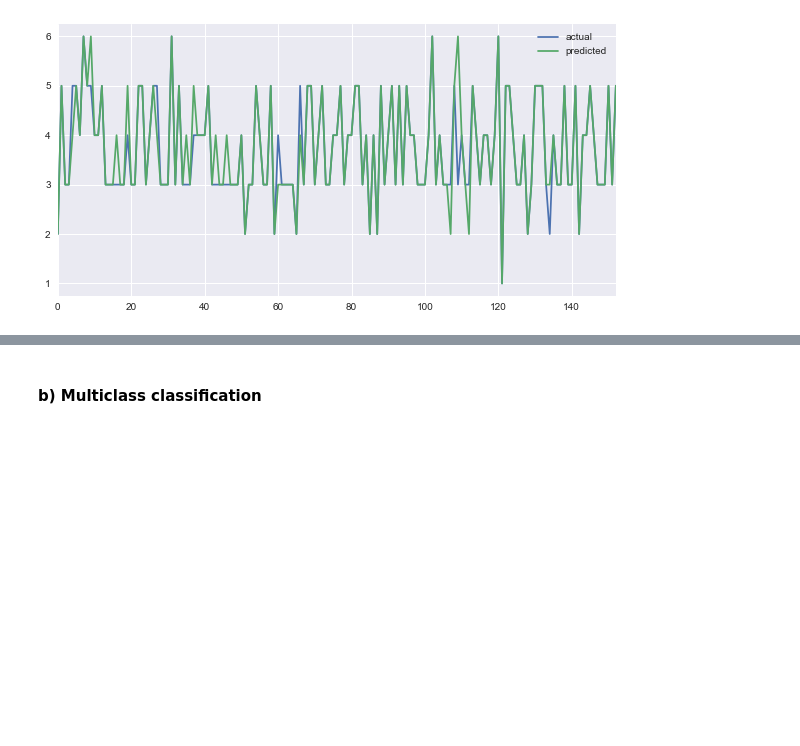
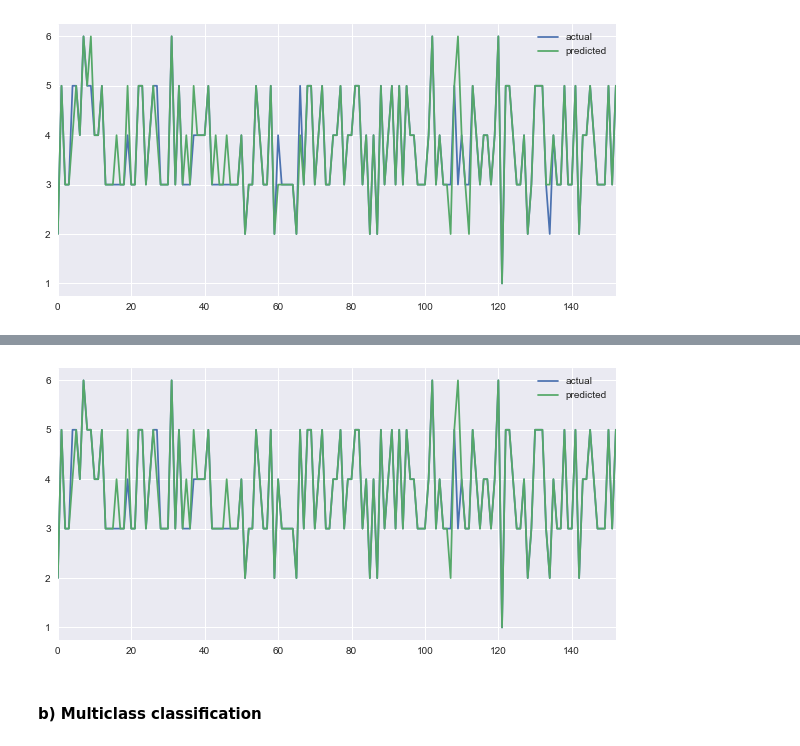
Before and after one commit to ssallinger/runtimeVerification, a Jupyter notebook: RVProject.ipynb, the cells around one changed output, grey strips where cells are left out. Saved outputs shown, nothing was run; the diff lists cells and outputs as text; code cells hidden in the pictures; blank space fills up the shorter version.

```diff
--- a/RVProject.ipynb
+++ b/RVProject.ipynb
@@ -511,0 +519,20 @@ lastDecL = 0.0288570655198
+# %%
+# Train and evaluate with reduced number of features
+features_filtered = features[['nrLoadgenerators_1', 'nrFrontends_2', 'nrFrontends_1', 'lastDecL', 'nrFrontends_4', 'frontendChange']]
+
+feature_list_red = list(features_filtered.columns)
+features_filtered = np.array(features_filtered)
+
+#random split 80 20
+train_features_red, test_features_red, train_labels_red, test_labels_red = train_test_split(features_filtered, labels, test_size = 0.2, random_state = 42)
+
+rf_red = RandomForestRegressor(n_estimators = 1000, random_state = 42)# Train the model on training data
+rf_red.fit(train_features_red, train_labels_red);
+# %%
+predictions_red = rf_red.predict(test_features_red)
+
+pred_rounded_red = np.rint(predictions_red).astype(int)
+# Making the Confusion Matrix
+print(pd.crosstab(test_labels, pred_rounded_red, rownames=['Actual Frontends'], colnames=['Predicted Frontends'], normalize='index'))
+
+accuracy_score(test_labels, pred_rounded_red)
@@ -512,3 +549,9 @@ lastDecL = 0.0288570655198
+# %%
+results = pd.DataFrame({'actual': test_labels, 'predicted': pred_rounded_red})
+results.plot(y=['actual', 'predicted'], figsize=(10,5), grid=True)
+plt.show()
+# %% [output]
+[figure, added]
 # %% [markdown]
 #### b) Multiclass classification
 # %%
```
Also changed, not shown: parts of 11 cells of this notebook.
